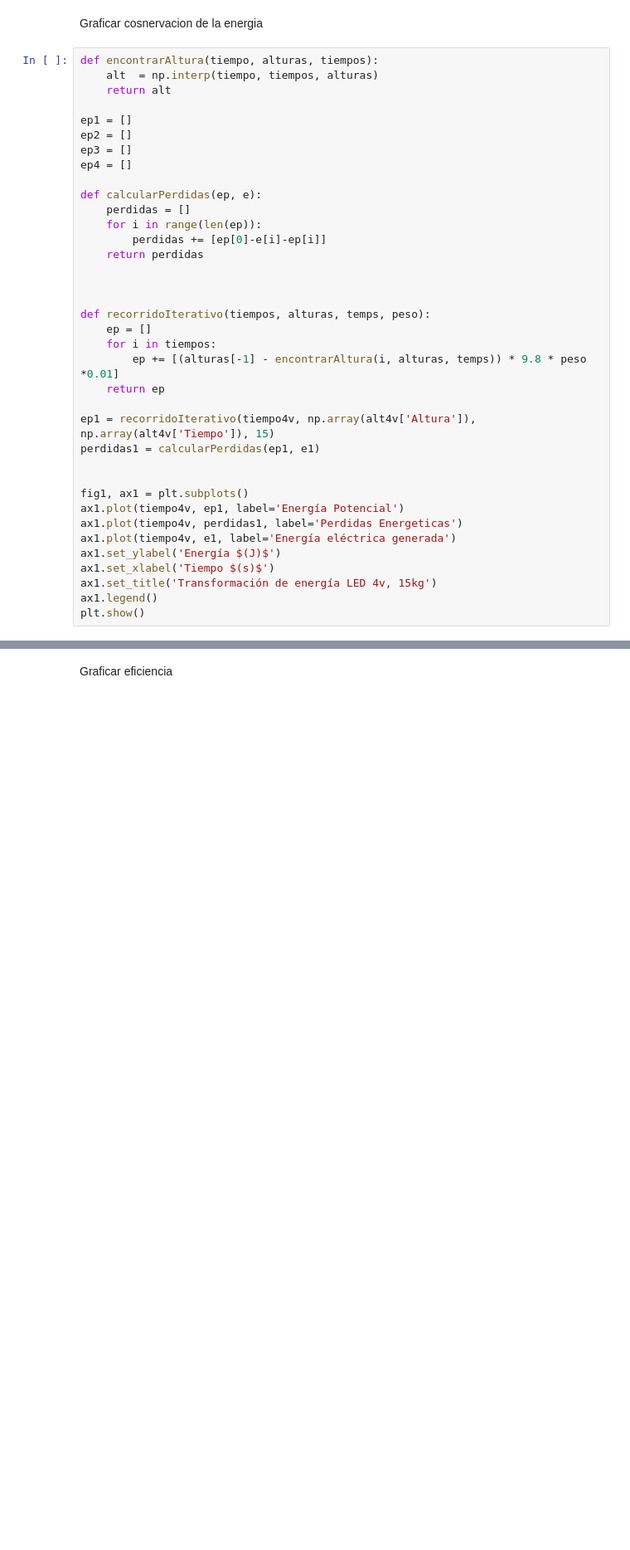
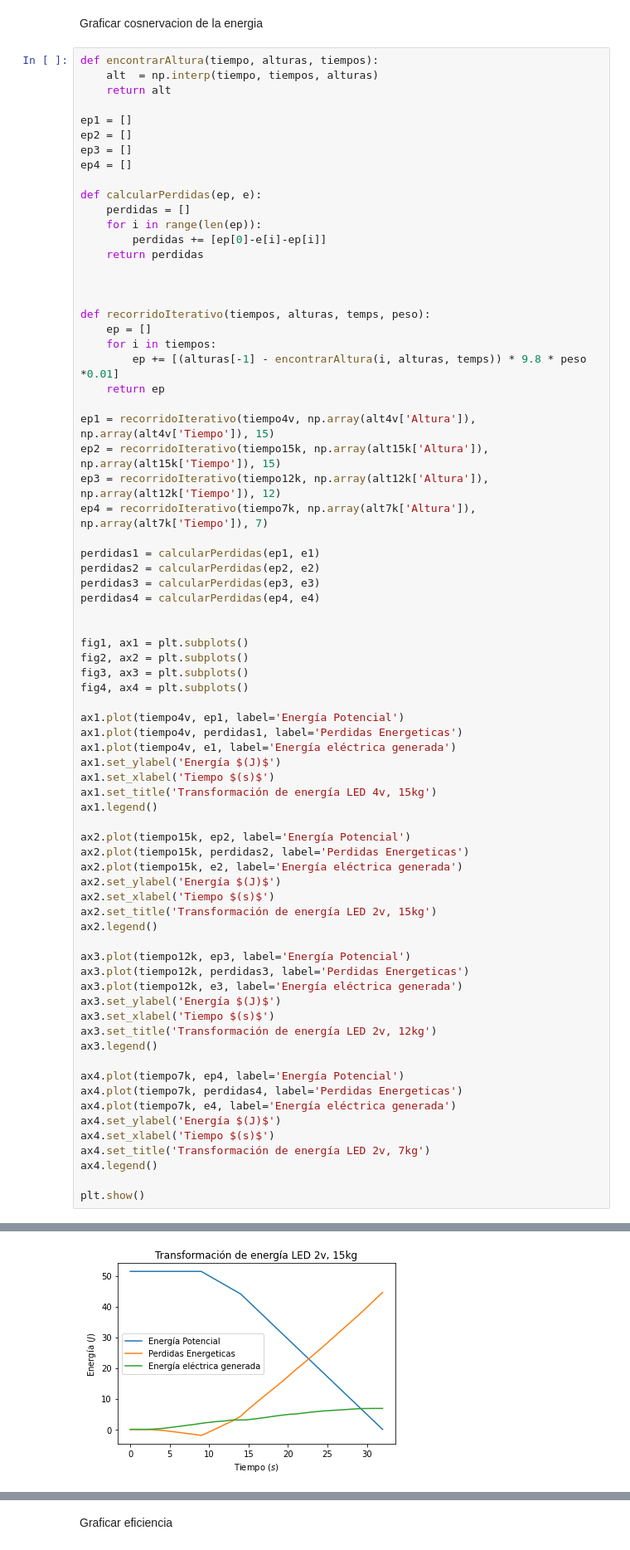
Before and after one commit to AlonsoJimenez/BateriaMecanica, a Jupyter notebook: Analisis.ipynb, the cells around one changed output, grey strips where cells are left out. Shown at 83% size. Saved outputs shown, nothing was run; the diff lists cells and outputs as text; blank space fills up the shorter version.

```diff
--- a/Analisis.ipynb
+++ b/Analisis.ipynb
@@ -336,30 +336,67 @@ ep4 = []
 
 def calcularPerdidas(ep, e):
     perdidas = []
     for i in range(len(ep)):
         perdidas += [ep[0]-e[i]-ep[i]]
     return perdidas
 
 
 
 def recorridoIterativo(tiempos, alturas, temps, peso):
     ep = []
     for i in tiempos:
         ep += [(alturas[-1] - encontrarAltura(i, alturas, temps)) * 9.8 * peso *0.01]
     return ep
 
 ep1 = recorridoIterativo(tiempo4v, np.array(alt4v['Altura']), np.array(alt4v['Tiempo']), 15)
+ep2 = recorridoIterativo(tiempo15k, np.array(alt15k['Altura']), np.array(alt15k['Tiempo']), 15)
+ep3 = recorridoIterativo(tiempo12k, np.array(alt12k['Altura']), np.array(alt12k['Tiempo']), 12)
+ep4 = recorridoIterativo(tiempo7k, np.array(alt7k['Altura']), np.array(alt7k['Tiempo']), 7)
+
 perdidas1 = calcularPerdidas(ep1, e1)
+perdidas2 = calcularPerdidas(ep2, e2)
+perdidas3 = calcularPerdidas(ep3, e3)
+perdidas4 = calcularPerdidas(ep4, e4)
 
 
 fig1, ax1 = plt.subplots()
+fig2, ax2 = plt.subplots()
+fig3, ax3 = plt.subplots()
+fig4, ax4 = plt.subplots()
+
 ax1.plot(tiempo4v, ep1, label='Energía Potencial')
 ax1.plot(tiempo4v, perdidas1, label='Perdidas Energeticas')
 ax1.plot(tiempo4v, e1, label='Energía eléctrica generada')
 ax1.set_ylabel('Energía $(J)$')
 ax1.set_xlabel('Tiempo $(s)$')
 ax1.set_title('Transformación de energía LED 4v, 15kg')
 ax1.legend()
+
+ax2.plot(tiempo15k, ep2, label='Energía Potencial')
+ax2.plot(tiempo15k, perdidas2, label='Perdidas Energeticas')
+ax2.plot(tiempo15k, e2, label='Energía eléctrica generada')
+ax2.set_ylabel('Energía $(J)$')
+ax2.set_xlabel('Tiempo $(s)$')
+ax2.set_title('Transformación de energía LED 2v, 15kg')
+ax2.legend()
+
+ax3.plot(tiempo12k, ep3, label='Energía Potencial')
+ax3.plot(tiempo12k, perdidas3, label='Perdidas Energeticas')
+ax3.plot(tiempo12k, e3, label='Energía eléctrica generada')
+ax3.set_ylabel('Energía $(J)$')
+ax3.set_xlabel('Tiempo $(s)$')
+ax3.set_title('Transformación de energía LED 2v, 12kg')
+ax3.legend()
+
+ax4.plot(tiempo7k, ep4, label='Energía Potencial')
+ax4.plot(tiempo7k, perdidas4, label='Perdidas Energeticas')
+ax4.plot(tiempo7k, e4, label='Energía eléctrica generada')
+ax4.set_ylabel('Energía $(J)$')
+ax4.set_xlabel('Tiempo $(s)$')
+ax4.set_title('Transformación de energía LED 2v, 7kg')
+ax4.legend()
+
 plt.show()
 # %% [output]
 [figure]
+[figure, added]
```
Also changed, not shown: parts of 1 cell of this notebook.
